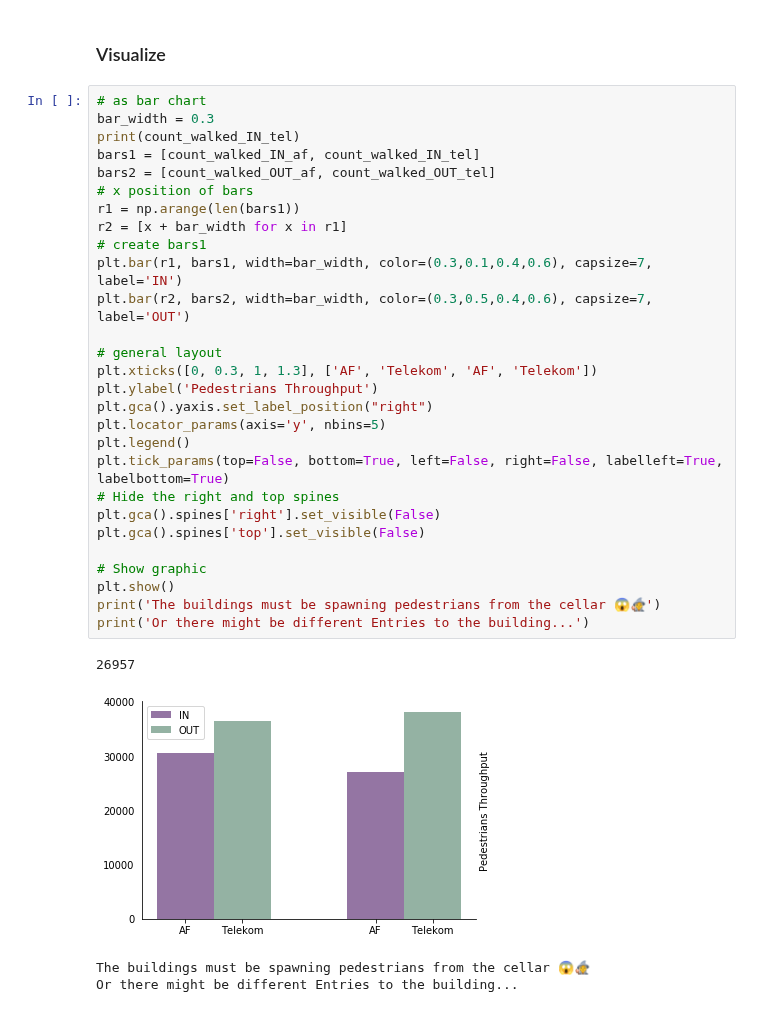
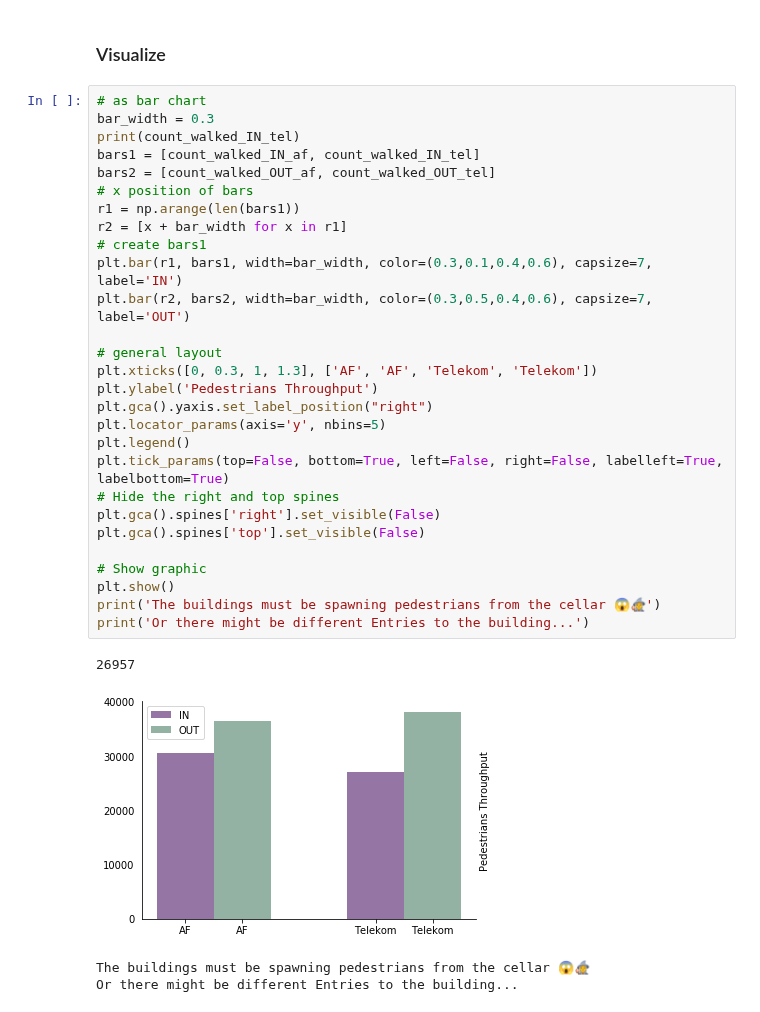
Before and after one commit to RichStone/htw-data-science-university-project, a Jupyter notebook: data_analysis.ipynb, the cells around one changed output. Cells and saved outputs as stored; diff of their text form.

Commit message:
fix IN/OUT chart

```diff
--- a/data_analysis.ipynb
+++ b/data_analysis.ipynb
@@ -316,34 +316,34 @@ count_walked_OUT_tel = df_pedestrians_OUT_tel.Count.sum()
 # %%
 # as bar chart
 bar_width = 0.3
 print(count_walked_IN_tel)
 bars1 = [count_walked_IN_af, count_walked_IN_tel]
 bars2 = [count_walked_OUT_af, count_walked_OUT_tel]
 # x position of bars
 r1 = np.arange(len(bars1))
 r2 = [x + bar_width for x in r1]
 # create bars1
 plt.bar(r1, bars1, width=bar_width, color=(0.3,0.1,0.4,0.6), capsize=7, label='IN')
 plt.bar(r2, bars2, width=bar_width, color=(0.3,0.5,0.4,0.6), capsize=7, label='OUT')
 
 # general layout
-plt.xticks([0, 0.3, 1, 1.3], ['AF', 'Telekom', 'AF', 'Telekom'])
+plt.xticks([0, 0.3, 1, 1.3], ['AF', 'AF', 'Telekom', 'Telekom'])
 plt.ylabel('Pedestrians Throughput')
 plt.gca().yaxis.set_label_position("right")
 plt.locator_params(axis='y', nbins=5)
 plt.legend()
 plt.tick_params(top=False, bottom=True, left=False, right=False, labelleft=True, labelbottom=True)
 # Hide the right and top spines
 plt.gca().spines['right'].set_visible(False)
 plt.gca().spines['top'].set_visible(False)
 
 # Show graphic
 plt.show()
 print('The buildings must be spawning pedestrians from the cellar 😱🧙')
 print('Or there might be different Entries to the building...')
 # %% [output]
 26957
-[figure, old version]
+[figure, new version]
 The buildings must be spawning pedestrians from the cellar 😱🧙
 Or there might be different Entries to the building...
 # %%
```
Also changed, not shown: parts of 2 cells of this notebook.
